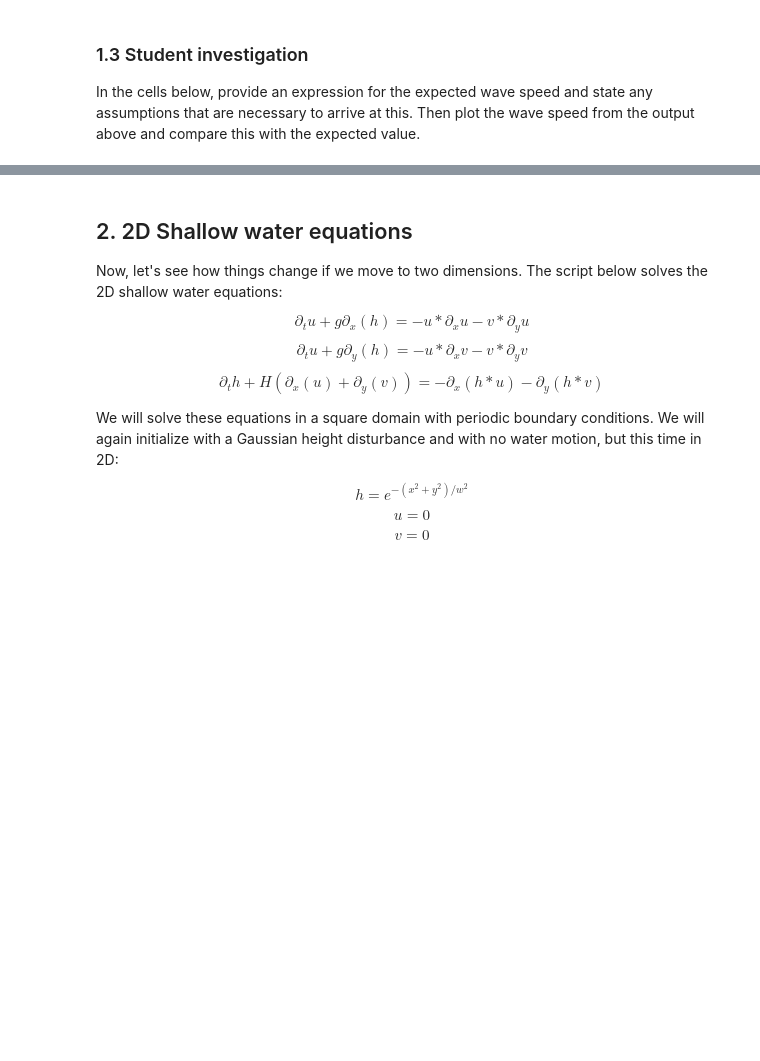
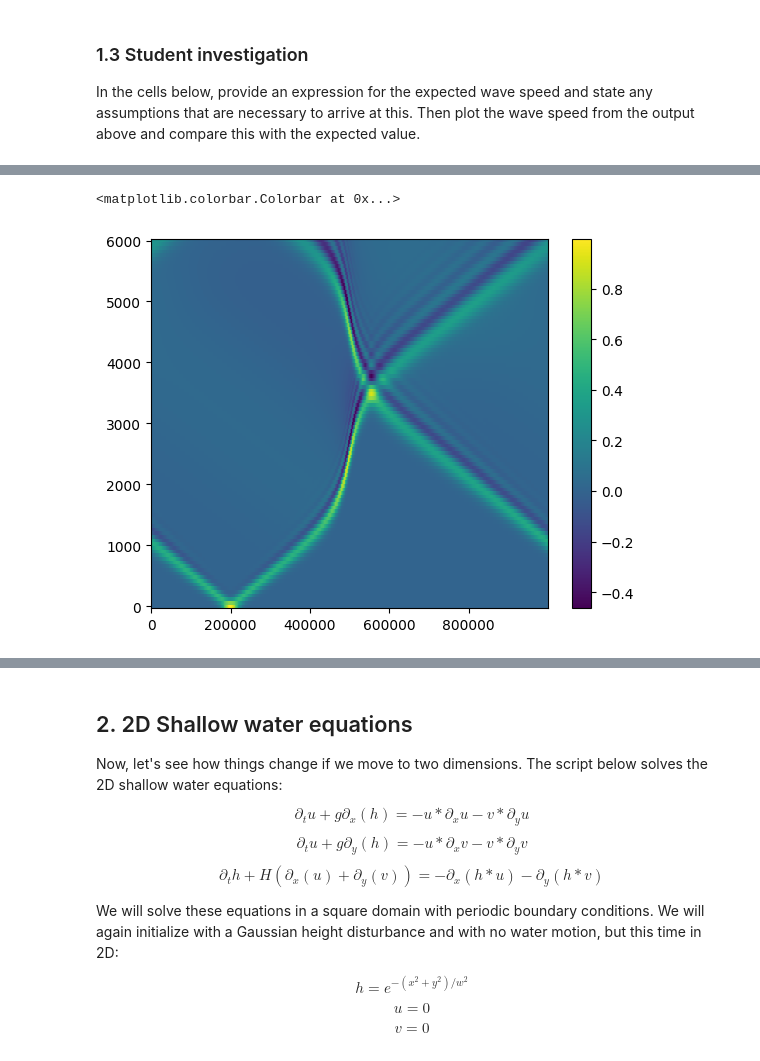
Before and after one commit to AnnabelHall/QCES_LNM, a Jupyter notebook: Project3_tsunami.ipynb, the cells around one changed output, grey strips where cells are left out. Cells and saved outputs as stored; diff of their text form; code cells hidden in the pictures; blank space fills up the shorter version.

```diff
--- a/Project3_tsunami.ipynb
+++ b/Project3_tsunami.ipynb
@@ -213,0 +276,8 @@ COMMENT ON RESULTS
+# %%
+# the colour value of h gives the peaks and troughs
+# wave speed can be derived from the gradient x with t along the peaks
+plt.pcolormesh(x, t_save, h_save)
+plt.colorbar()
+# %% [output]
+<matplotlib.colorbar.Colorbar at 0x...>
+[figure, added]
```
Also changed, not shown: parts of 18 cells of this notebook.
